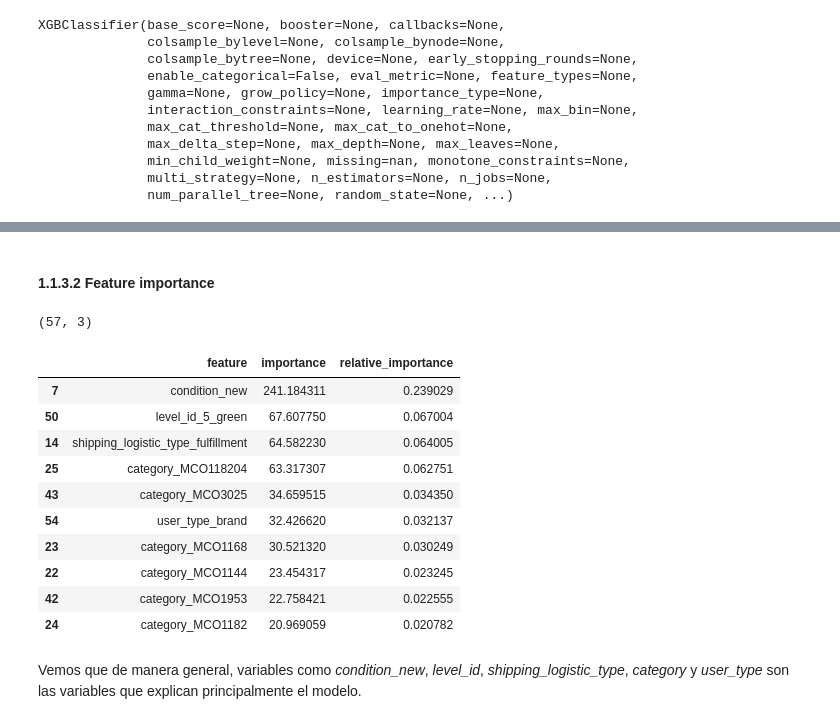
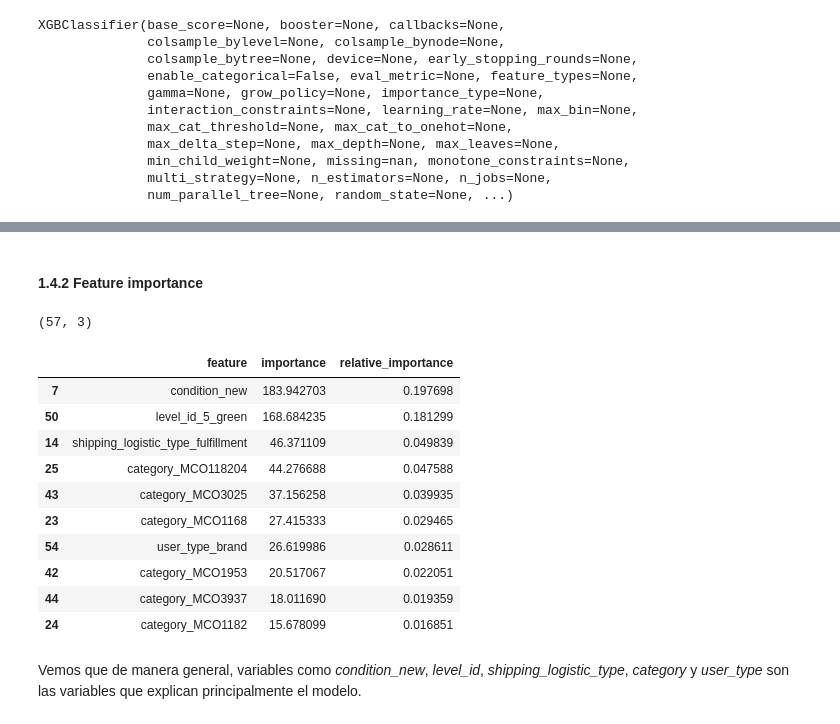
Before and after one commit to icaro1518/ml_discounts, a Jupyter notebook: 4_models.ipynb, the cells around one changed output, grey strips where cells are left out. Drawn from its saved outputs; the diff is of its cells as text; code cells hidden in the pictures.

```diff
--- a/4_models.ipynb
+++ b/4_models.ipynb
@@ -96,3 +93,3 @@ Name: proportion, dtype: float64
 # %%
-X_train, X_test, y_train, y_test = train_test_split(x_under, y_under, test_size=0.2, random_state=42)
+X_train, X_test, X_val, y_val,y_train, y_test = ModelDataGeneration.split_data(x_under, y_under)
 # %% [markdown]
@@ -100,6 +97,7 @@ X_train, X_test, y_train, y_test = train_test_split(x_under, y_under, test_size=
 # %%
 class_model_xgb = XGBClassifier()
-class_model_xgb.fit(X_train, y_train)
+xgb_model = ModelGeneration(class_model_xgb, (X_train, X_test, X_val, y_val,y_train, y_test))
+xgb_model.model
 # %% [output]
 XGBClassifier(base_score=None, booster=None, callbacks=None,
               colsample_bylevel=None, colsample_bynode=None,
@@ -116,0 +113,2 @@ y_pred_xgb = class_model_xgb.predict(X_test)
+# %%
+xgb_model.fit_model()
@@ -134,26 +170,23 @@ El AUC score es de 0.796318248422217
 # %% [markdown]
-#### 1.1.3.2 Feature importance
+#### 1.4.2 Feature importance
-# %%
-feature_importance_scores = pd.DataFrame([class_model_xgb.get_booster().get_score(importance_type='gain')]).T.reset_index()
-feature_importance_scores.rename(columns={"index": "feature", 0: "importance"}, inplace=True)
-feature_importance_scores = feature_importance_scores.sort_values(by = "importance", ascending = False)
-feature_importance_scores["relative_importance"] = (feature_importance_scores['importance'] / feature_importance_scores['importance'].sum())
-feature_importance_scores.shape
-# %% [output]
-(57, 3)
+# %%
+feature_imp = xgb_model.feature_importance_xgb()
+feature_imp.shape
+# %% [output]
+(57, 3)
 # %%
-feature_importance_scores.head(10)
+feature_imp.head(10)
 # %% [output]
 |  | feature | importance | relative_importance |
-| 7 | condition_new | 241.184311 | 0.239029 |
-| 50 | level_id_5_green | 67.607750 | 0.067004 |
-| 14 | shipping_logistic_type_fulfillment | 64.582230 | 0.064005 |
-| 25 | category_MCO118204 | 63.317307 | 0.062751 |
-| 43 | category_MCO3025 | 34.659515 | 0.034350 |
-| 54 | user_type_brand | 32.426620 | 0.032137 |
-| 23 | category_MCO1168 | 30.521320 | 0.030249 |
-| 22 | category_MCO1144 | 23.454317 | 0.023245 |
-| 42 | category_MCO1953 | 22.758421 | 0.022555 |
-| 24 | category_MCO1182 | 20.969059 | 0.020782 |
+| 7 | condition_new | 183.942703 | 0.197698 |
+| 50 | level_id_5_green | 168.684235 | 0.181299 |
+| 14 | shipping_logistic_type_fulfillment | 46.371109 | 0.049839 |
+| 25 | category_MCO118204 | 44.276688 | 0.047588 |
+| 43 | category_MCO3025 | 37.156258 | 0.039935 |
+| 23 | category_MCO1168 | 27.415333 | 0.029465 |
+| 54 | user_type_brand | 26.619986 | 0.028611 |
+| 42 | category_MCO1953 | 20.517067 | 0.022051 |
+| 44 | category_MCO3937 | 18.011690 | 0.019359 |
+| 24 | category_MCO1182 | 15.678099 | 0.016851 |
 # %% [markdown]
 Vemos que de manera general, variables como *condition_new*, *level_id*, *shipping_logistic_type*, *category* y *user_type* son las variables que explican principalmente el modelo.
```
Also changed, not shown: parts of 76 cells of this notebook, 2 other files.
